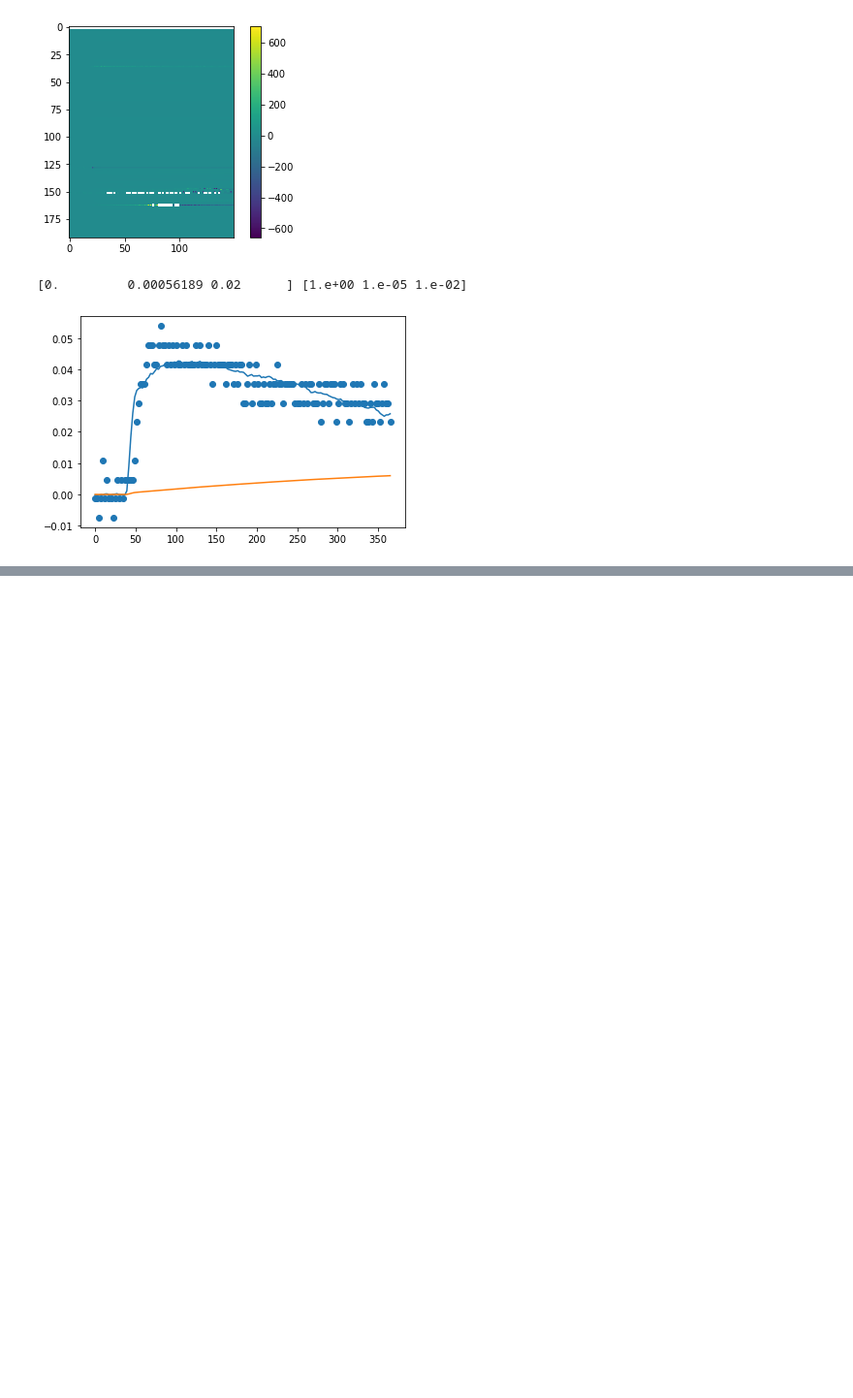
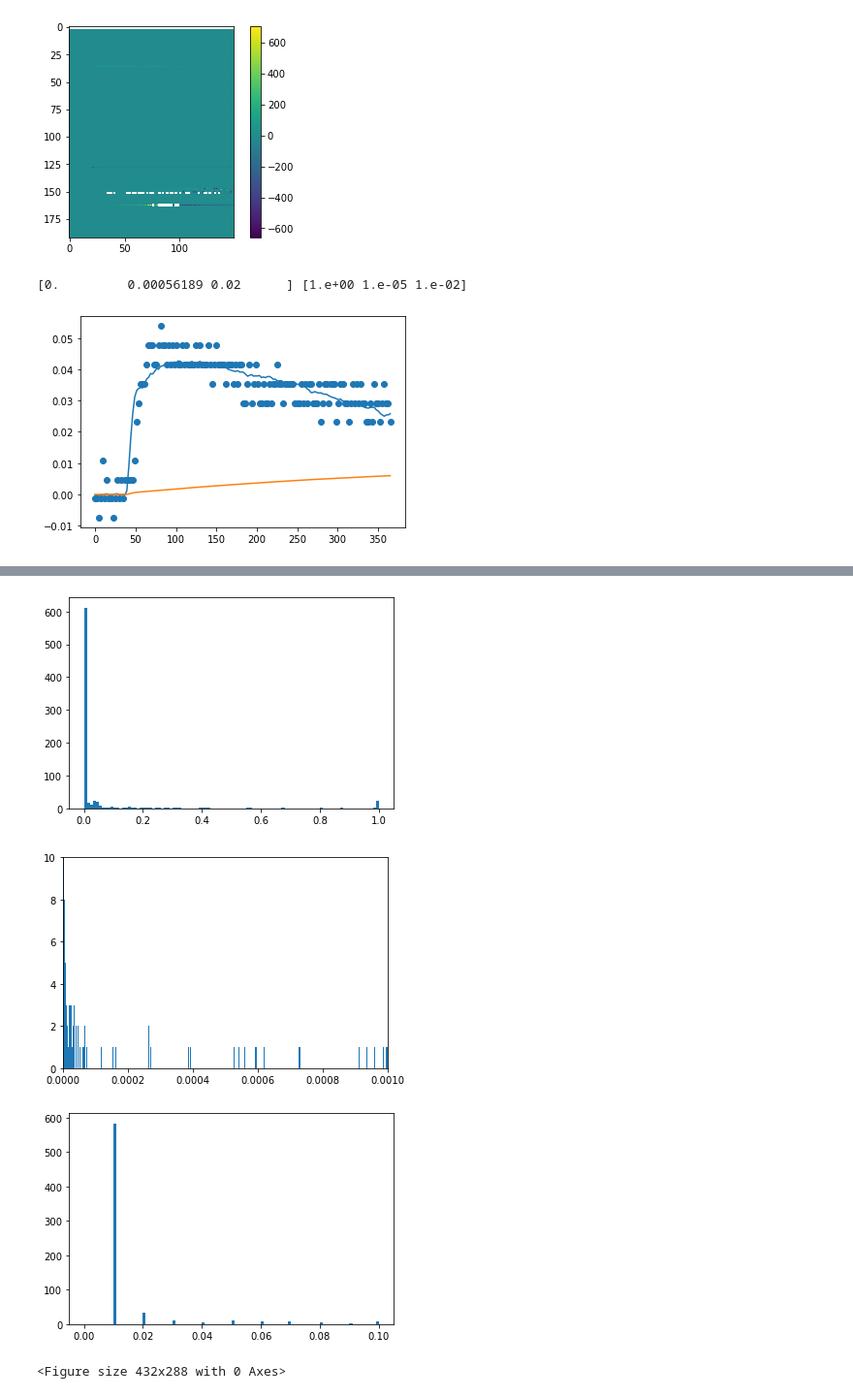
Before and after one commit to Michael-McLaren/MRI_ML, a Jupyter notebook: PK_parameter_testing.ipynb, the cells around one changed output, grey strips where cells are left out. Shown: that part at 97% size. Cells and saved outputs as stored; diff of their text form; code cells hidden in the pictures; blank space fills up the shorter version.

```diff
--- a/PK_parameter_testing.ipynb
+++ b/PK_parameter_testing.ipynb
@@ -363,0 +433,19 @@ plt.show()
+# %%
+plt.hist(E_list, bins = 100, range = [0, 1])
+plt.show()
+plt.clf()
+
+
+plt.hist(Fp_list, bins = 1000, range = [0, 0.001])
+plt.axis([0, 0.001, 0, 10])
+plt.show()
+plt.clf()
+
+plt.hist(vp_list, bins = 100, range = [0, 0.1])
+plt.show()
+plt.clf()
+# %% [output]
+[figure, added]
+[figure, added]
+[figure, added]
+<Figure size 432x288 with 0 Axes>
```
Also changed, not shown: parts of 4 cells of this notebook, 5 other files.
